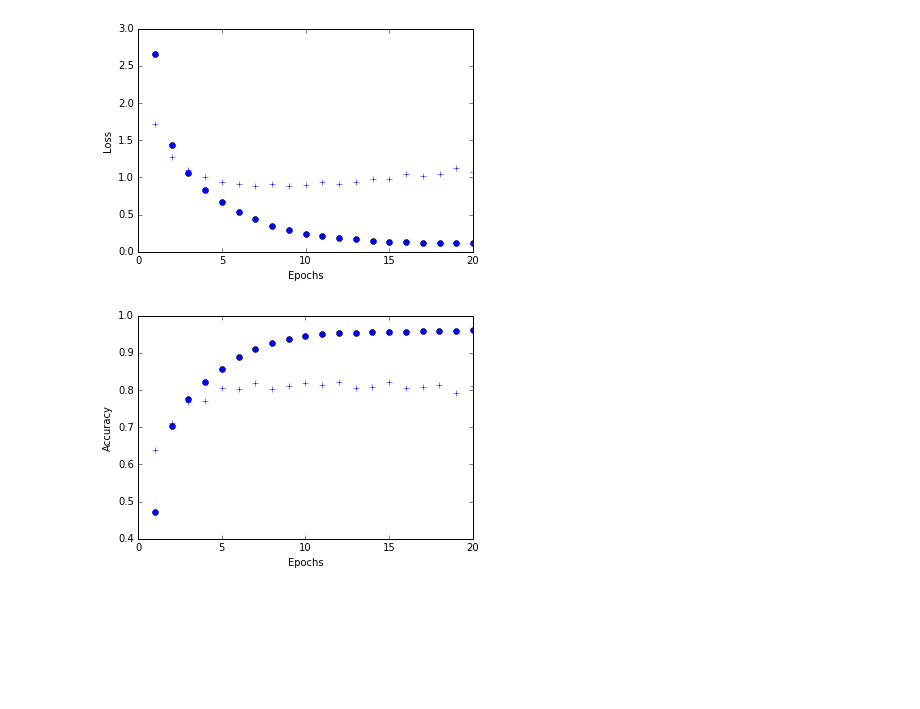
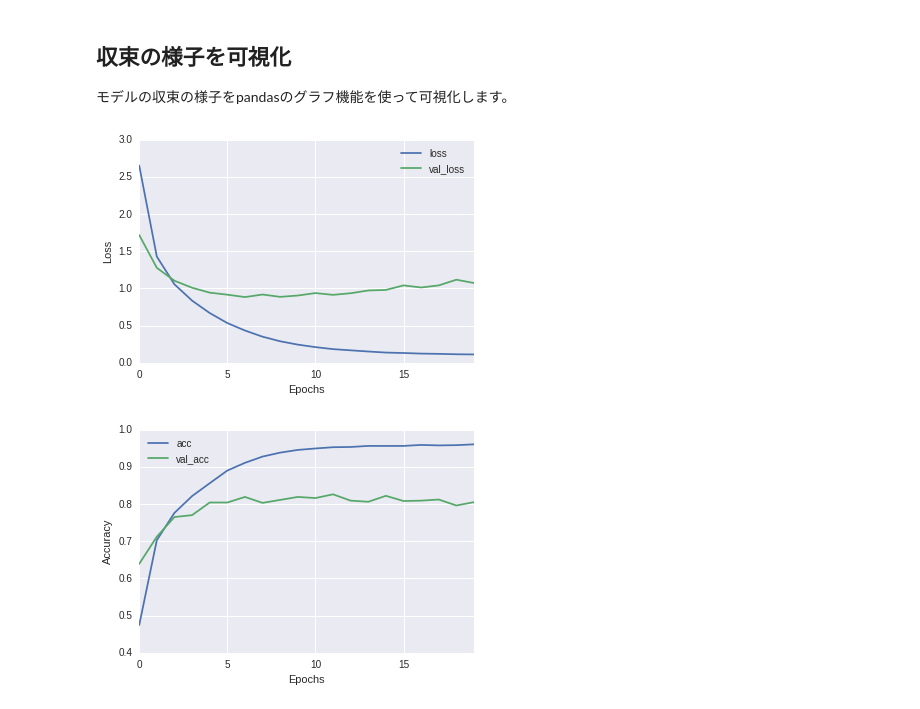
Before and after one commit to take-pwave/notebook, a Jupyter notebook: Deep-Learning-with-Python/Chapter3-2.ipynb, the cells around one changed output. Saved outputs shown, nothing was run; the diff lists cells and outputs as text; code cells hidden in the pictures; blank space fills up the shorter version.

```diff
--- a/Deep-Learning-with-Python/Chapter3-2.ipynb
+++ b/Deep-Learning-with-Python/Chapter3-2.ipynb
@@ -103,22 +121,19 @@ Epoch 20/20
-# %%
-history_dict = history.history
-loss_values = history_dict['loss']
-val_loss_values = history_dict['val_loss']
-epochs = range(1, len(loss_values) + 1)
-plt.plot(epochs, loss_values, 'bo')
-plt.plot(epochs, val_loss_values, 'b+')
-plt.xlabel('Epochs')
-plt.ylabel('Loss')
-plt.show()
-# %% [output]
-[figure, removed]
-# %%
-acc_values = history_dict['acc']
-val_acc_values = history_dict['val_acc']
-plt.plot(epochs, acc_values, 'bo')
-plt.plot(epochs, val_acc_values, 'b+')
-plt.xlabel('Epochs')
-plt.ylabel('Accuracy')
-plt.show()
-# %% [output]
-[figure, removed]
+# %% [markdown]
+## 収束の様子を可視化
+モデルの収束の様子をpandasのグラフ機能を使って可視化します。
+# %%
+d = pd.DataFrame(history.history)
+ax = d[['loss', 'val_loss']].plot()
+ax.set_xlabel('Epochs')
+ax.set_ylabel('Loss')
+plt.show()
+# %% [output]
+[figure, added]
+# %%
+d = pd.DataFrame(history.history)
+ax = d[['acc', 'val_acc']].plot()
+ax.set_xlabel('Epochs')
+ax.set_ylabel('Accuracy')
+plt.show()
+# %% [output]
+[figure, added]
```
Also changed, not shown: parts of 41 cells of this notebook.
